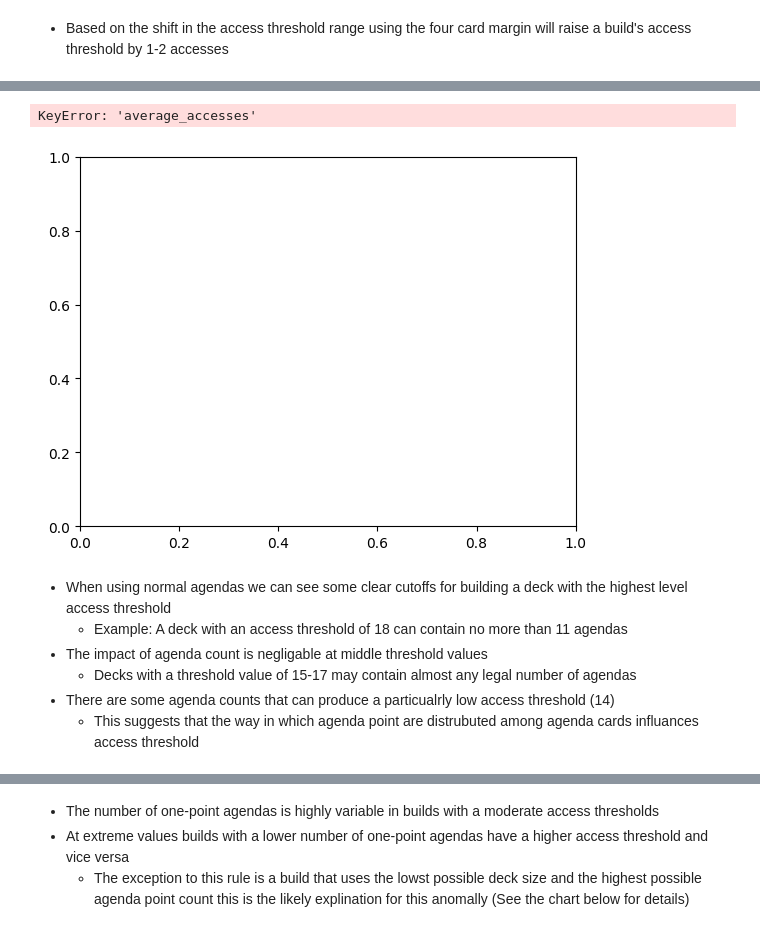
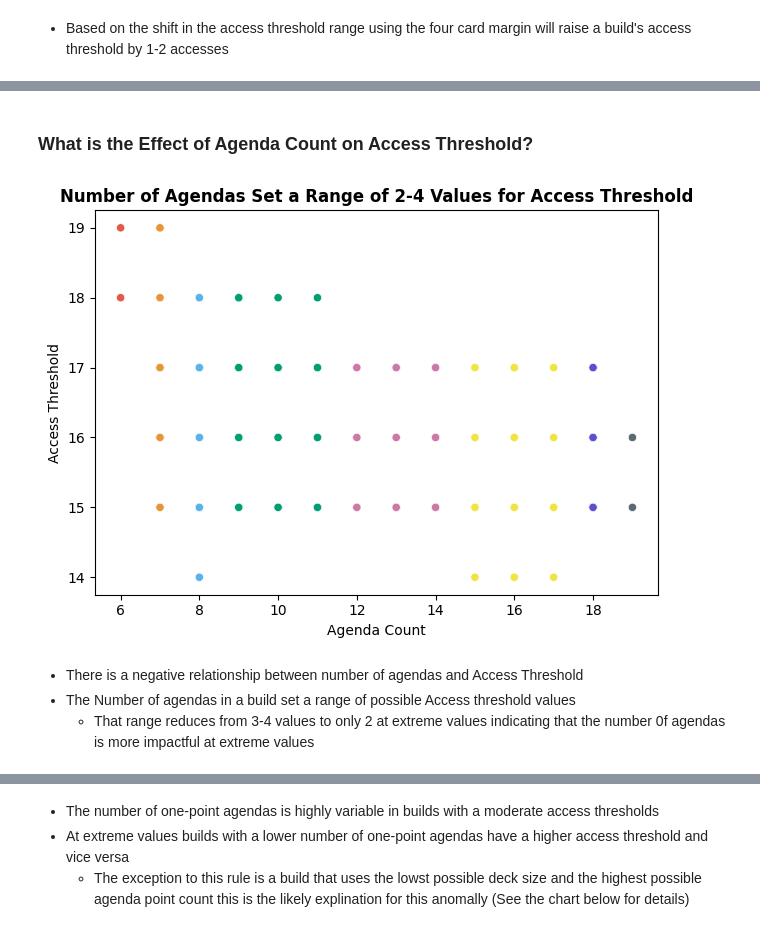
Before and after one commit to Johndsalas/Netrunner-Analysis, a Jupyter notebook: Netrunner_Agenda_Points_Analysis.ipynb, the cells around one changed output, grey strips where cells are left out. Cells and saved outputs as stored; diff of their text form; code cells hidden in the pictures.

Commit message:
Continuing final writeup finished through three point agendas

```diff
--- a/Netrunner_Agenda_Points_Analysis.ipynb
+++ b/Netrunner_Agenda_Points_Analysis.ipynb
@@ -260,15 +219,10 @@ plot_grid_by_list(df, [40,44,45,49,50,49,54], 'deck_size', 'agenda_points', 'acc
+# %% [markdown]
+### What is the Effect of Agenda Count on Access Threshold?
 # %%
-df_normal.plot.scatter(x='num_agendas', y='average_accesses', title='There is an Inverse Relationship Between Number of Normal Agendas and Average Required Accesses')
-
-plt.tight_layout()
-plt.show()
+nc.get_my_agenda_count_chart(df_normal)
 # %% [output]
-KeyError: 'average_accesses'
-[figure, old version]
+[figure, new version]
 # %% [markdown]
-* When using normal agendas we can see some clear cutoffs for building a deck with the highest level access threshold
-    * Example: A deck with an access threshold of 18 can contain no more than 11 agendas
-* The impact of agenda count is negligable at middle threshold values
-    * Decks with a threshold value of 15-17 may contain almost any legal number of agendas
-* There are some agenda counts that can produce a particualrly low access threshold (14)
-    * This suggests that the way in which agenda point are distrubuted among agenda cards influances access threshold
+* There is a negative relationship between number of agendas and Access Threshold
+* The Number of agendas in a build set a range of possible Access threshold values
+    * That range reduces from 3-4 values to only 2 at extreme values indicating that the number 0f agendas is more impactful at extreme values
```
Also changed, not shown: parts of 20 cells of this notebook.
